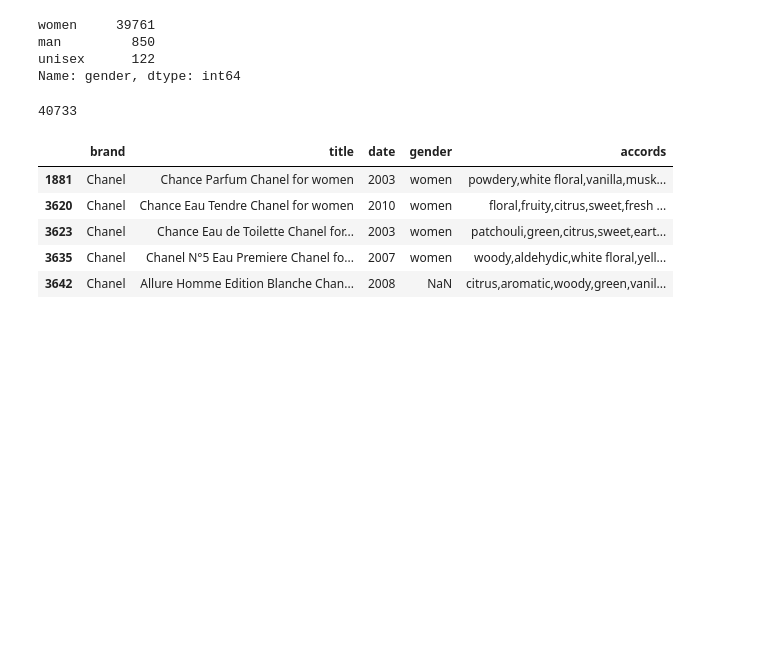
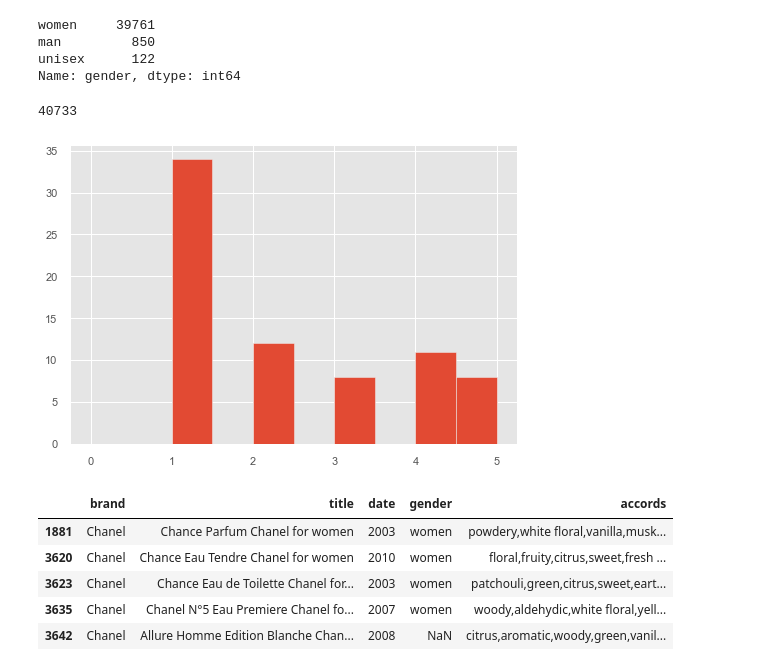
Before and after one commit to katarzynajanicka/fragrance-cluster-analysis, a Jupyter notebook: fragrances.ipynb, the cells around one changed output. Saved outputs shown, nothing was run; the diff lists cells and outputs as text; code cells hidden in the pictures; blank space fills up the shorter version.

```diff
--- a/fragrances.ipynb
+++ b/fragrances.ipynb
@@ -128,3 +129,11 @@ Name: gender, dtype: int64
 df1['gender'].count()
 # %% [output]
 40733
+# %%
+# plot a histogram with votes in bins
+# positive skewness
+x = df1['rating_score'].value_counts()
+plt.hist(x, bins=[0,0.5,1,1.5,2,2.5,3,3.5,4,4.5,5])
+plt.show()
+# %% [output]
+[figure, added]
```
Also changed, not shown: parts of 5 cells of this notebook.
